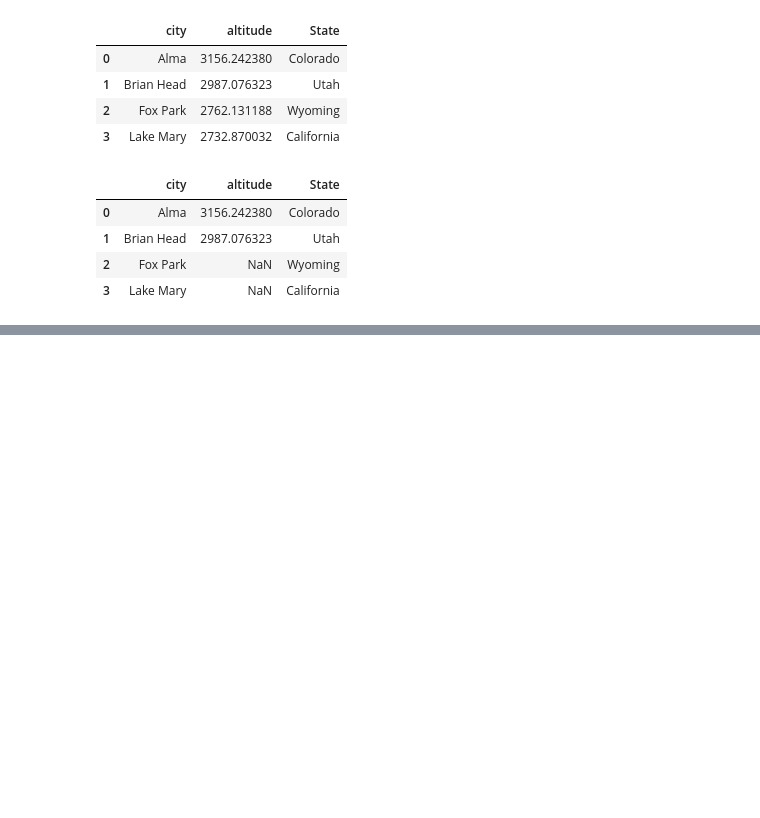
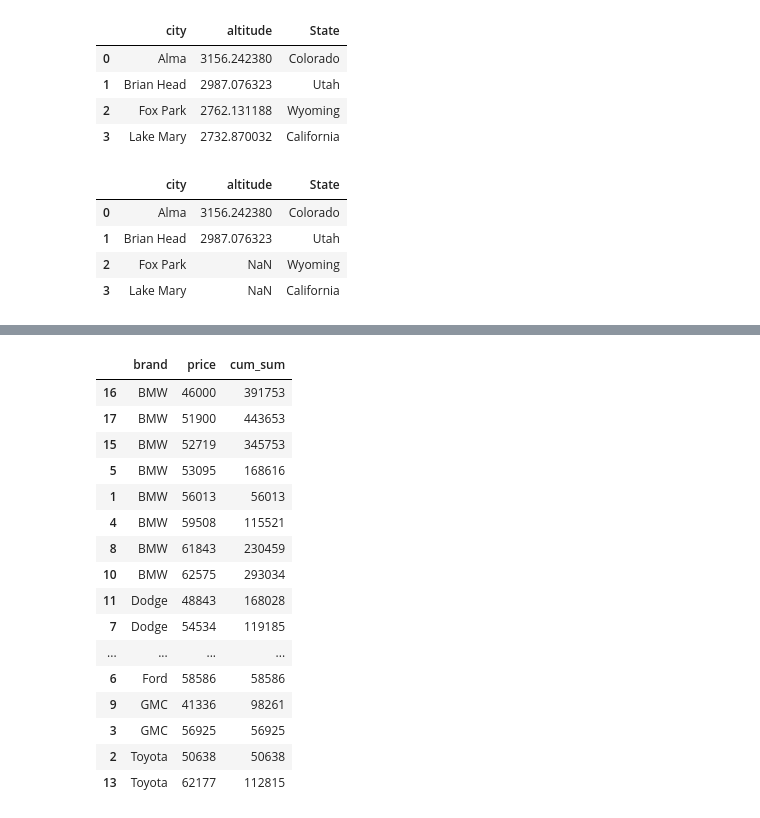
Before and after one commit to jacobsheehan728/CIS310, a Jupyter notebook: wk13/py_pandas_functions.ipynb, the cells around one changed output, grey strips where cells are left out. Cells and saved outputs as stored; diff of their text form; code cells hidden in the pictures; blank space fills up the shorter version.

```diff
--- a/wk13/py_pandas_functions.ipynb
+++ b/wk13/py_pandas_functions.ipynb
@@ -69,0 +237,20 @@ df
+# %%
+df.sort_values(by=['brand', 'price'])
+# %% [output]
+|  | brand | price | cum_sum |
+| 16 | BMW | 46000 | 391753 |
+| 17 | BMW | 51900 | 443653 |
+| 15 | BMW | 52719 | 345753 |
+| 5 | BMW | 53095 | 168616 |
+| 1 | BMW | 56013 | 56013 |
+| 4 | BMW | 59508 | 115521 |
+| 8 | BMW | 61843 | 230459 |
+| 10 | BMW | 62575 | 293034 |
+| 11 | Dodge | 48843 | 168028 |
+| 7 | Dodge | 54534 | 119185 |
+| ... | ... | ... | ... |
+| 6 | Ford | 58586 | 58586 |
+| 9 | GMC | 41336 | 98261 |
+| 3 | GMC | 56925 | 56925 |
+| 2 | Toyota | 50638 | 50638 |
+| 13 | Toyota | 62177 | 112815 |
```
Also changed, not shown: parts of 26 cells of this notebook, 4 other files.
